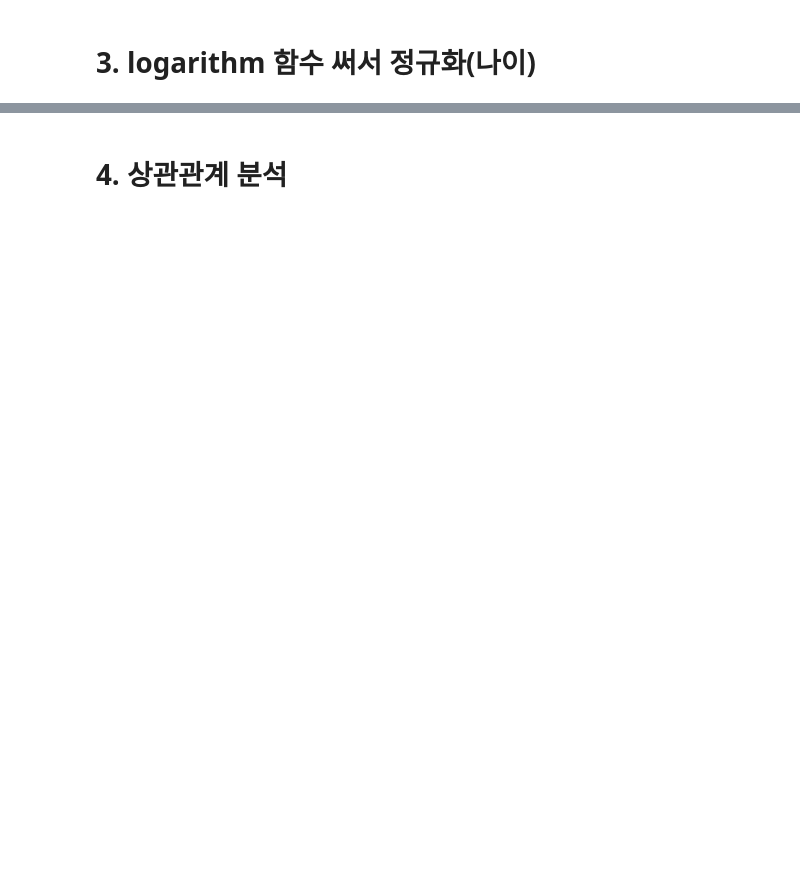
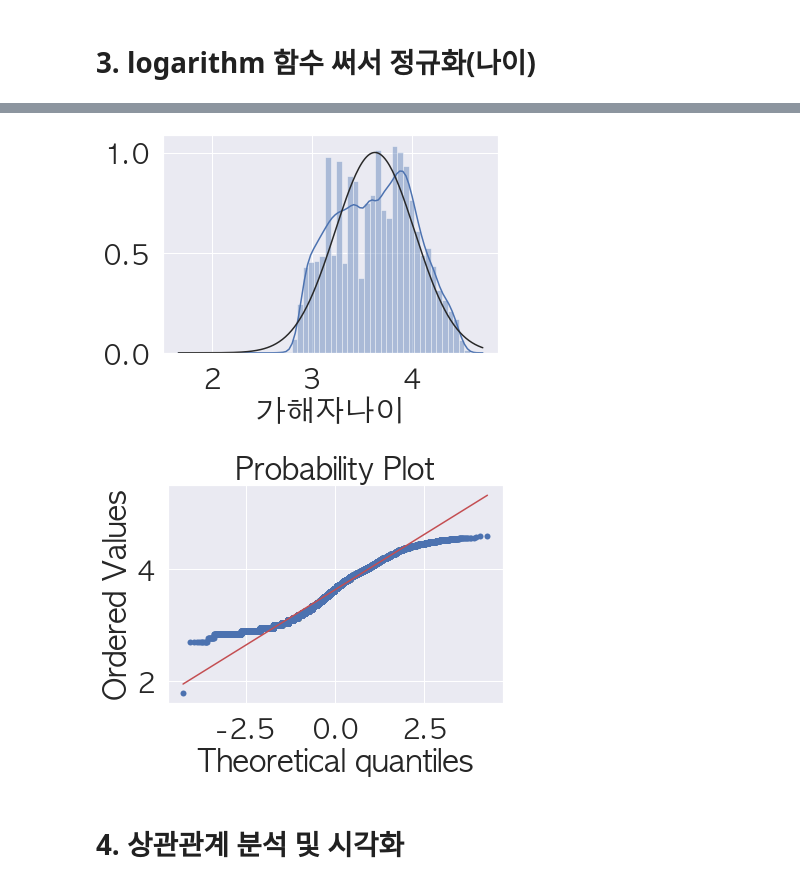
Before and after one commit to oohyun15/Prediction-of-Traffic-Accident-Risk, a Jupyter notebook: src/TAAS_Preprocessing.ipynb, the cells around one changed output, grey strips where cells are left out. Cells and saved outputs as stored; diff of their text form; code cells hidden in the pictures; blank space fills up the shorter version.

```diff
--- a/src/TAAS_Preprocessing.ipynb
+++ b/src/TAAS_Preprocessing.ipynb
@@ -135,2 +303,10 @@ sample
+# %%
+sns.distplot(sample['가해자나이'], fit=norm);
+fig = plt.figure()
+res = stats.probplot(sample['가해자나이'], plot=plt)
+plt.show()
+# %% [output]
+[figure, added]
+[figure, added]
 # %% [markdown]
-# 4. 상관관계 분석
+# 4. 상관관계 분석 및 시각화
```
Also changed, not shown: parts of 20 cells of this notebook, 1 other file.
